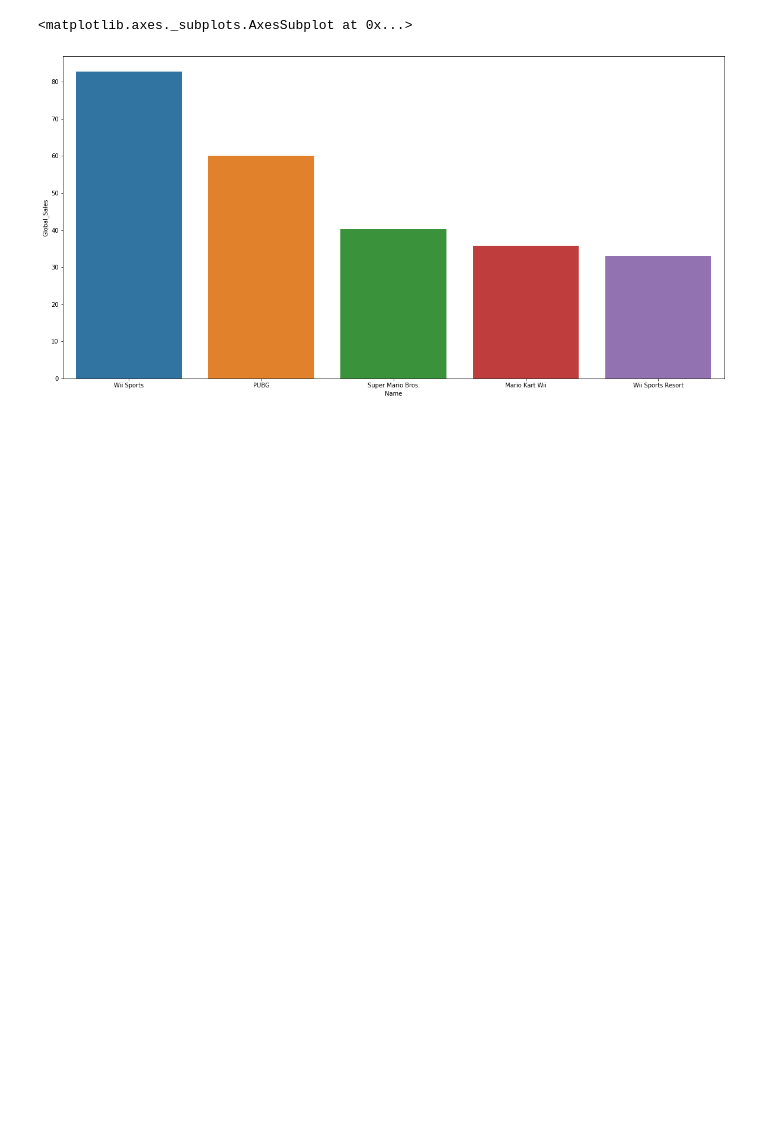
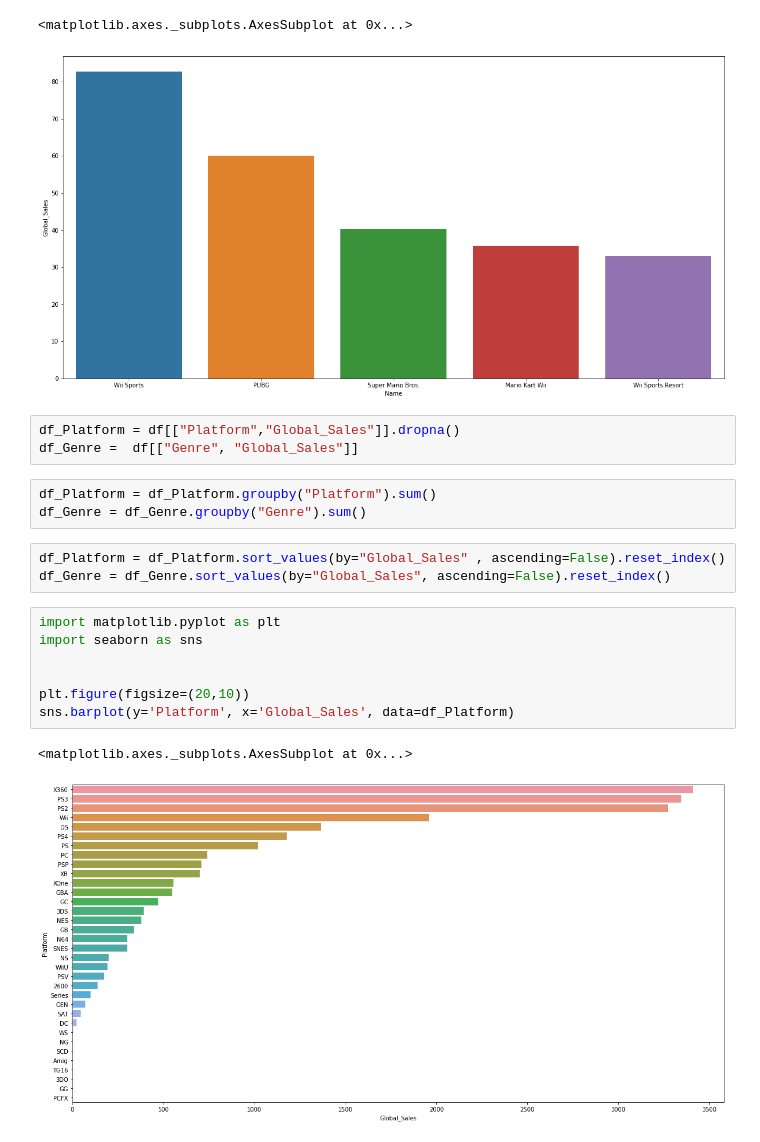
Before and after one commit to Georgia-MAX-holic/Footprints, a Jupyter notebook: PJ/game_sale/New/Game_Sales.ipynb, the cells around one changed output. Cells and saved outputs as stored; diff of their text form; blank space fills up the shorter version.

```diff
--- a/PJ/game_sale/New/Game_Sales.ipynb
+++ b/PJ/game_sale/New/Game_Sales.ipynb
@@ -77,3 +60,22 @@ sns.barplot(x='Name', y='Global_Sales', data=top5_visual)
 # %% [output]
 <matplotlib.axes._subplots.AxesSubplot at 0x...>
 [figure]
+# %%
+df_Platform = df[["Platform","Global_Sales"]].dropna()
+df_Genre =  df[["Genre", "Global_Sales"]]
+# %%
+df_Platform = df_Platform.groupby("Platform").sum()
+df_Genre = df_Genre.groupby("Genre").sum()
+# %%
+df_Platform = df_Platform.sort_values(by="Global_Sales" , ascending=False).reset_index()
+df_Genre = df_Genre.sort_values(by="Global_Sales", ascending=False).reset_index()
+# %%
+import matplotlib.pyplot as plt
+import seaborn as sns
+
+
+plt.figure(figsize=(20,10))
+sns.barplot(y='Platform', x='Global_Sales', data=df_Platform)
+# %% [output]
+<matplotlib.axes._subplots.AxesSubplot at 0x...>
+[figure, added]
```
Also changed, not shown: parts of 4 cells of this notebook.
